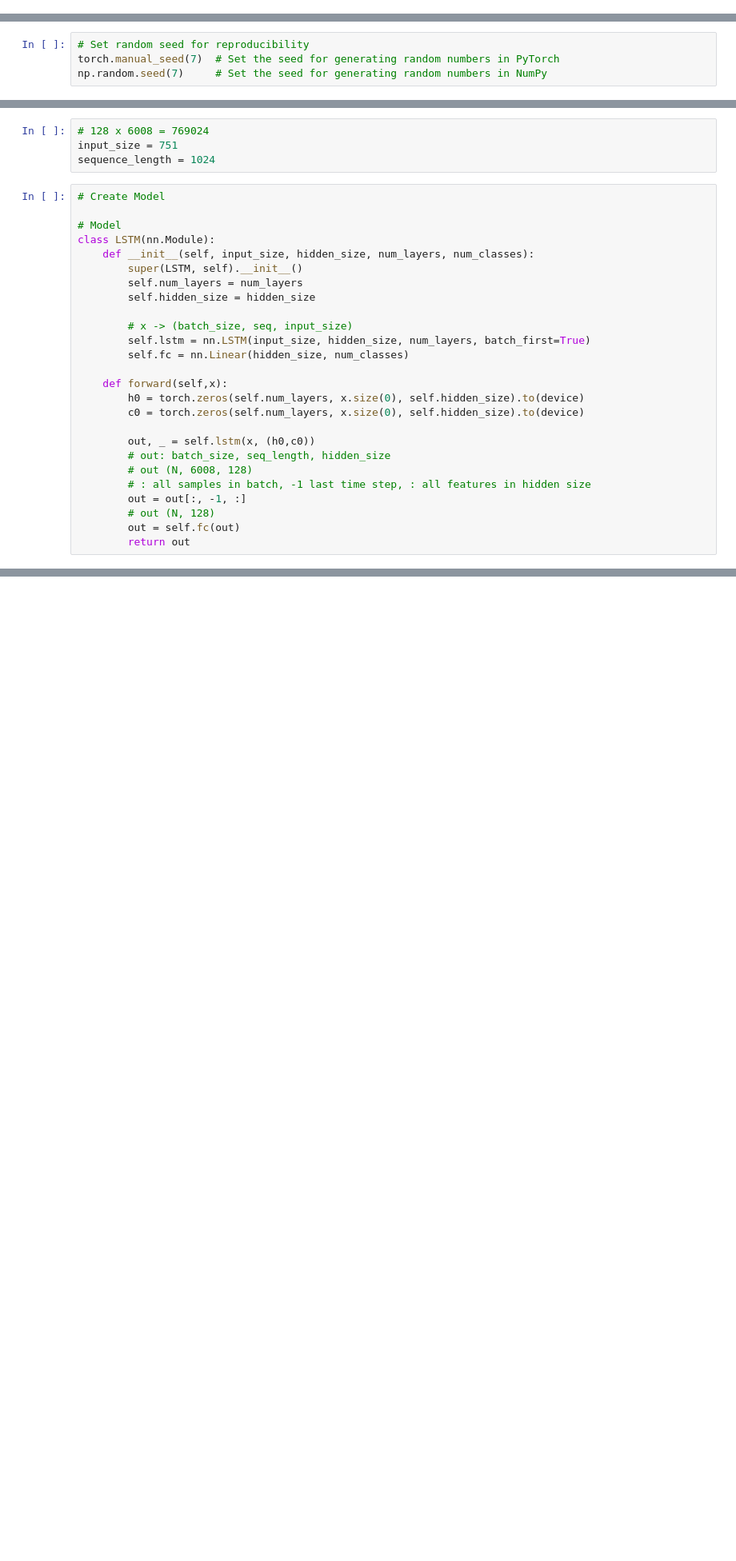
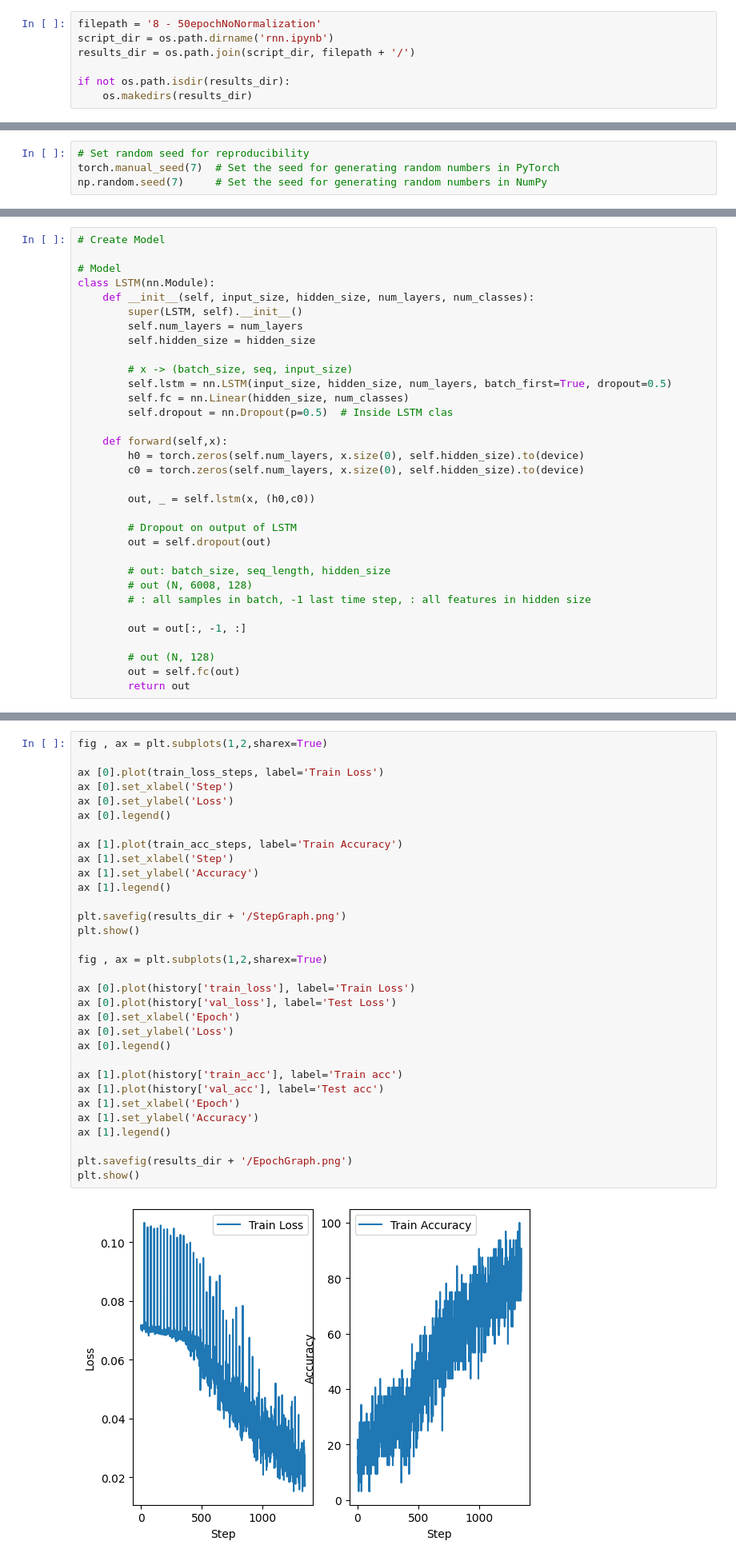
Before and after one commit to davidogarzas/CoinAI, a Jupyter notebook: rnn.ipynb, the cells around one changed output, grey strips where cells are left out. Shown at 80% size. Drawn from its saved outputs; the diff is of its cells as text; blank space fills up the shorter version.

```diff
--- a/rnn.ipynb
+++ b/rnn.ipynb
@@ -10,0 +15,7 @@ import math
+# %%
+filepath = '8 - 50epochNoNormalization'
+script_dir = os.path.dirname('rnn.ipynb')
+results_dir = os.path.join(script_dir, filepath + '/')
+
+if not os.path.isdir(results_dir):
+    os.makedirs(results_dir)
@@ -104,7 +319,3 @@ Label dtype: torch.int64
-# %%
-# 128 x 6008 = 769024
-input_size = 751
-sequence_length = 1024
 # %%
 # Create Model
 
@@ -116,18 +327,25 @@ class LSTM(nn.Module):
         self.hidden_size = hidden_size
 
         # x -> (batch_size, seq, input_size)
-        self.lstm = nn.LSTM(input_size, hidden_size, num_layers, batch_first=True)
+        self.lstm = nn.LSTM(input_size, hidden_size, num_layers, batch_first=True, dropout=0.5)
         self.fc = nn.Linear(hidden_size, num_classes)
+        self.dropout = nn.Dropout(p=0.5)  # Inside LSTM clas
 
     def forward(self,x):
         h0 = torch.zeros(self.num_layers, x.size(0), self.hidden_size).to(device)
         c0 = torch.zeros(self.num_layers, x.size(0), self.hidden_size).to(device)
 
         out, _ = self.lstm(x, (h0,c0))
+
+        # Dropout on output of LSTM
+        out = self.dropout(out)
+
         # out: batch_size, seq_length, hidden_size
         # out (N, 6008, 128)
         # : all samples in batch, -1 last time step, : all features in hidden size
+
         out = out[:, -1, :]
+
         # out (N, 128)
         out = self.fc(out)
         return out
@@ -242,0 +493,34 @@ accuracy = 27.397260273972602
+# %%
+fig , ax = plt.subplots(1,2,sharex=True)
+
+ax [0].plot(train_loss_steps, label='Train Loss')
+ax [0].set_xlabel('Step')
+ax [0].set_ylabel('Loss')
+ax [0].legend()
+
+ax [1].plot(train_acc_steps, label='Train Accuracy')
+ax [1].set_xlabel('Step')
+ax [1].set_ylabel('Accuracy')
+ax [1].legend()
+
+plt.savefig(results_dir + '/StepGraph.png')
+plt.show()
+
+fig , ax = plt.subplots(1,2,sharex=True)
+
+ax [0].plot(history['train_loss'], label='Train Loss')
+ax [0].plot(history['val_loss'], label='Test Loss')
+ax [0].set_xlabel('Epoch')
+ax [0].set_ylabel('Loss')
+ax [0].legend()
+
+ax [1].plot(history['train_acc'], label='Train acc')
+ax [1].plot(history['val_acc'], label='Test acc')
+ax [1].set_xlabel('Epoch')
+ax [1].set_ylabel('Accuracy')
+ax [1].legend()
+
+plt.savefig(results_dir + '/EpochGraph.png')
+plt.show()
+# %% [output]
+[figure, added]
```
Also changed, not shown: parts of 22 cells of this notebook, 3 other files.
